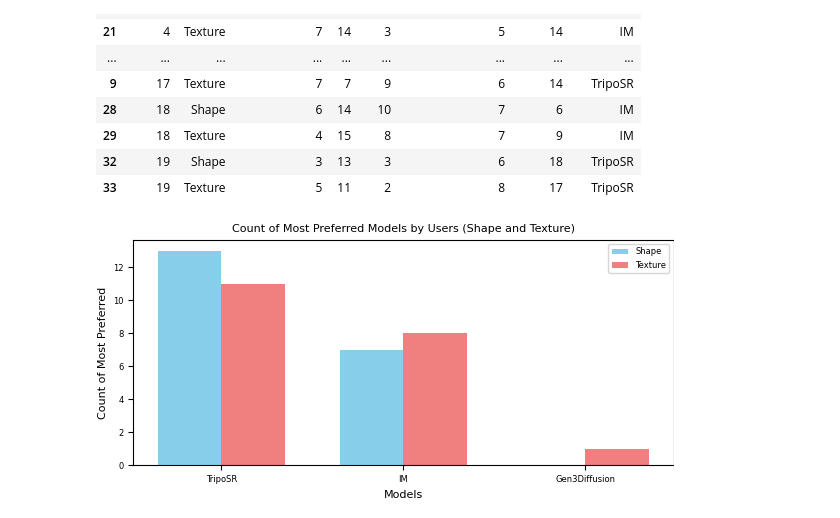
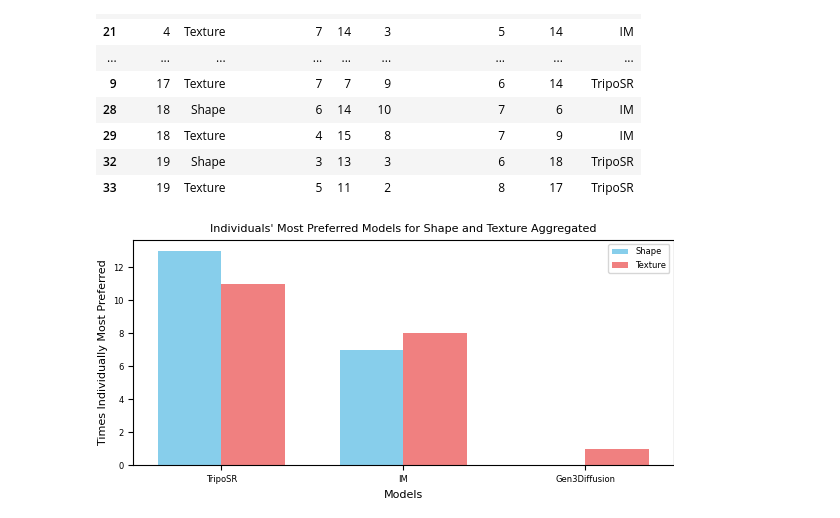
Before and after one commit to Irish-77/digitalizing-real-life-objects, a Jupyter notebook: survey/results/results.ipynb, the cells around one changed output. Saved outputs shown, nothing was run; the diff lists cells and outputs as text; code cells hidden in the pictures.

```diff
--- a/survey/results/results.ipynb
+++ b/survey/results/results.ipynb
@@ -730,33 +724,33 @@ shape_df = user_ranking_df[user_ranking_df['Part'] == 'Shape']
 texture_df = user_ranking_df[user_ranking_df['Part'] == 'Texture']
 
 # Count the top model occurrences per part
 shape_counts = shape_df['TopModel'].value_counts()
 texture_counts = texture_df['TopModel'].value_counts()
 
 # Compute the union of models from both parts
 union_index = shape_counts.index.union(texture_counts.index)
 
 # Reindex both series to include all models (filling missing counts with 0)
 shape_counts = shape_counts.reindex(union_index, fill_value=0)
 texture_counts = texture_counts.reindex(union_index, fill_value=0)
 
 # Now sort the union based on the shape counts in descending order.
 models_ordered = shape_counts.sort_values(ascending=False).index.tolist()
 
 # Set up x-axis positions and bar width for a grouped bar chart.
 x = np.arange(len(models_ordered))
 width = 0.35
 
 plt.figure(figsize=(6, 3))
 plt.bar(x - width/2, shape_counts.loc[models_ordered].values, width, label='Shape', color='skyblue')
 plt.bar(x + width/2, texture_counts.loc[models_ordered].values, width, label='Texture', color='lightcoral')
 
 plt.xlabel("Models")
-plt.ylabel("Count of Most Preferred")
-plt.title("Count of Most Preferred Models by Users (Shape and Texture)")
+plt.ylabel("Times Individually Most Preferred")
+plt.title("Individuals' Most Preferred Models for Shape and Texture Aggregated")
 plt.xticks(x, models_ordered)
 plt.legend()
 plt.tight_layout()
 plt.show()
 # %% [output]
-[figure, old version]
+[figure, new version]
```
Also changed, not shown: parts of 7 cells of this notebook.
